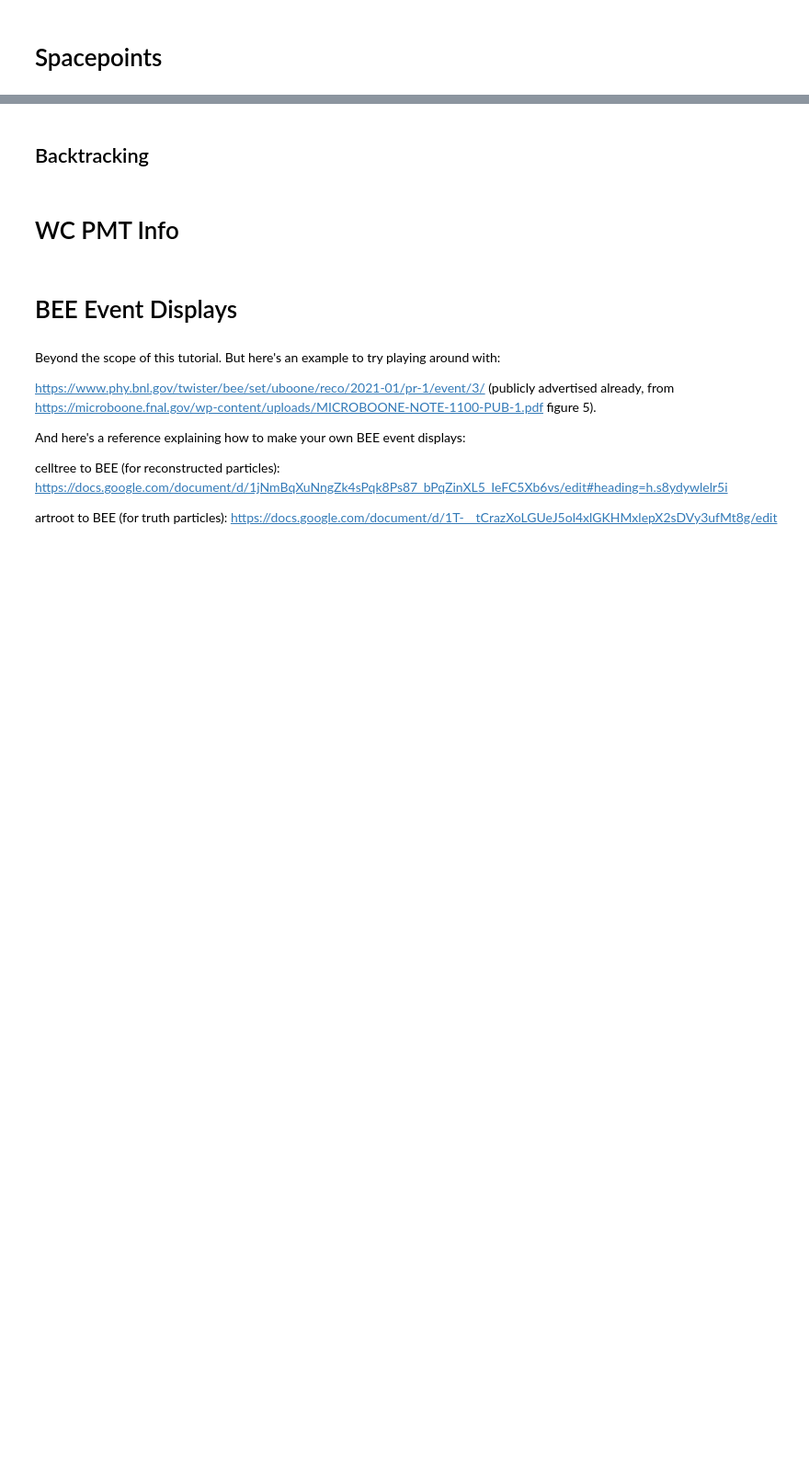
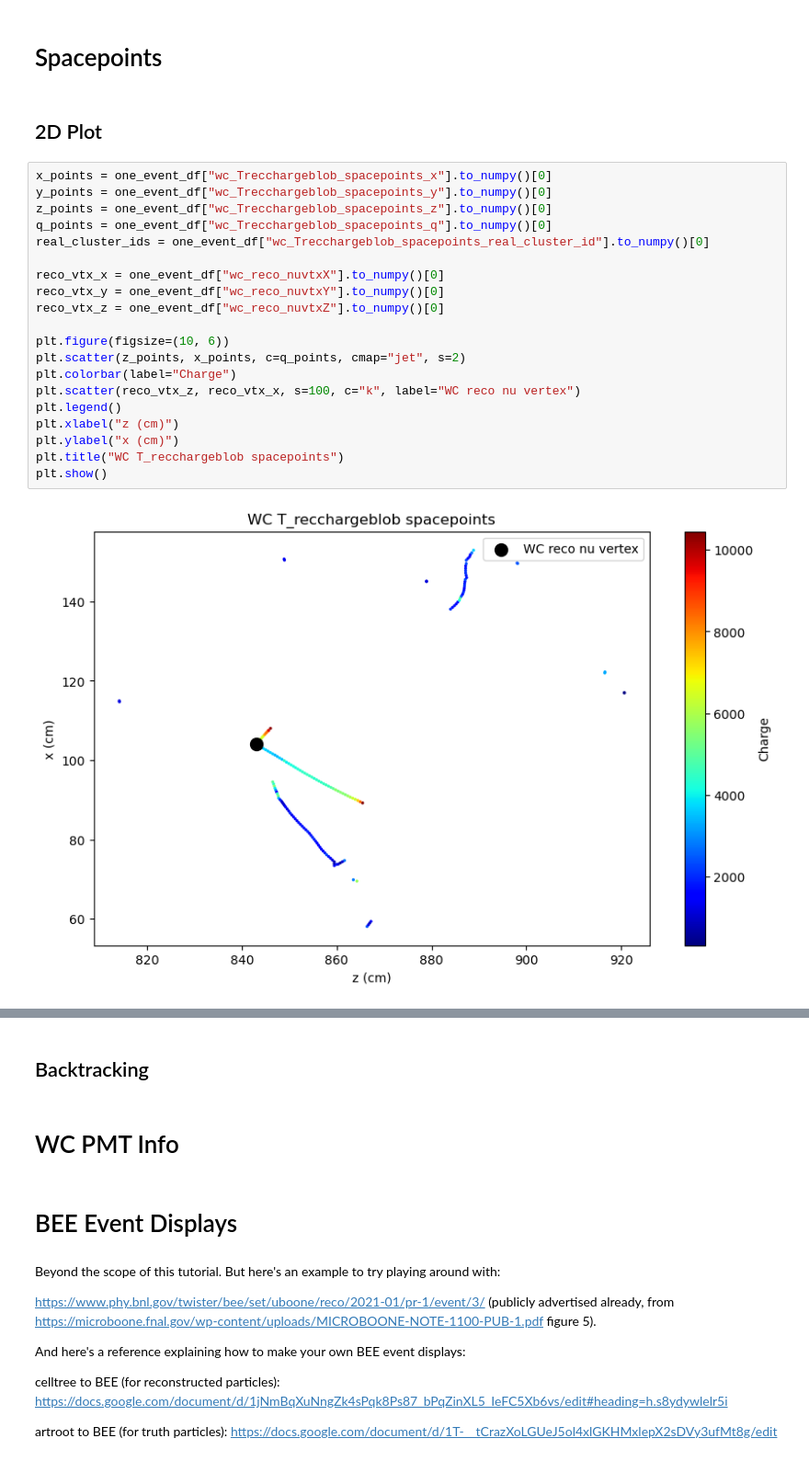
Before and after one commit to leehagaman/wc_ntuple_tutorial, a Jupyter notebook: tutorial.ipynb, the cells around one changed output, grey strips where cells are left out. Shown at 92% size. Cells and saved outputs as stored; diff of their text form; blank space fills up the shorter version.

Commit message:
added 2D and 3D plots

```diff
--- a/tutorial.ipynb
+++ b/tutorial.ipynb
@@ -333,2 +352,26 @@ pi0 116.98 MeV
 # %% [markdown]
 # Spacepoints
+# %% [markdown]
+## 2D Plot
+# %%
+x_points = one_event_df["wc_Trecchargeblob_spacepoints_x"].to_numpy()[0]
+y_points = one_event_df["wc_Trecchargeblob_spacepoints_y"].to_numpy()[0]
+z_points = one_event_df["wc_Trecchargeblob_spacepoints_z"].to_numpy()[0]
+q_points = one_event_df["wc_Trecchargeblob_spacepoints_q"].to_numpy()[0]
+real_cluster_ids = one_event_df["wc_Trecchargeblob_spacepoints_real_cluster_id"].to_numpy()[0]
+
+reco_vtx_x = one_event_df["wc_reco_nuvtxX"].to_numpy()[0]
+reco_vtx_y = one_event_df["wc_reco_nuvtxY"].to_numpy()[0]
+reco_vtx_z = one_event_df["wc_reco_nuvtxZ"].to_numpy()[0]
+
+plt.figure(figsize=(10, 6))
+plt.scatter(z_points, x_points, c=q_points, cmap="jet", s=2)
+plt.colorbar(label="Charge")
+plt.scatter(reco_vtx_z, reco_vtx_x, s=100, c="k", label="WC reco nu vertex")
+plt.legend()
+plt.xlabel("z (cm)")
+plt.ylabel("x (cm)")
+plt.title("WC T_recchargeblob spacepoints")
+plt.show()
+# %% [output]
+[figure, added]
```
Also changed, not shown: parts of 11 cells of this notebook, 2 other files.
